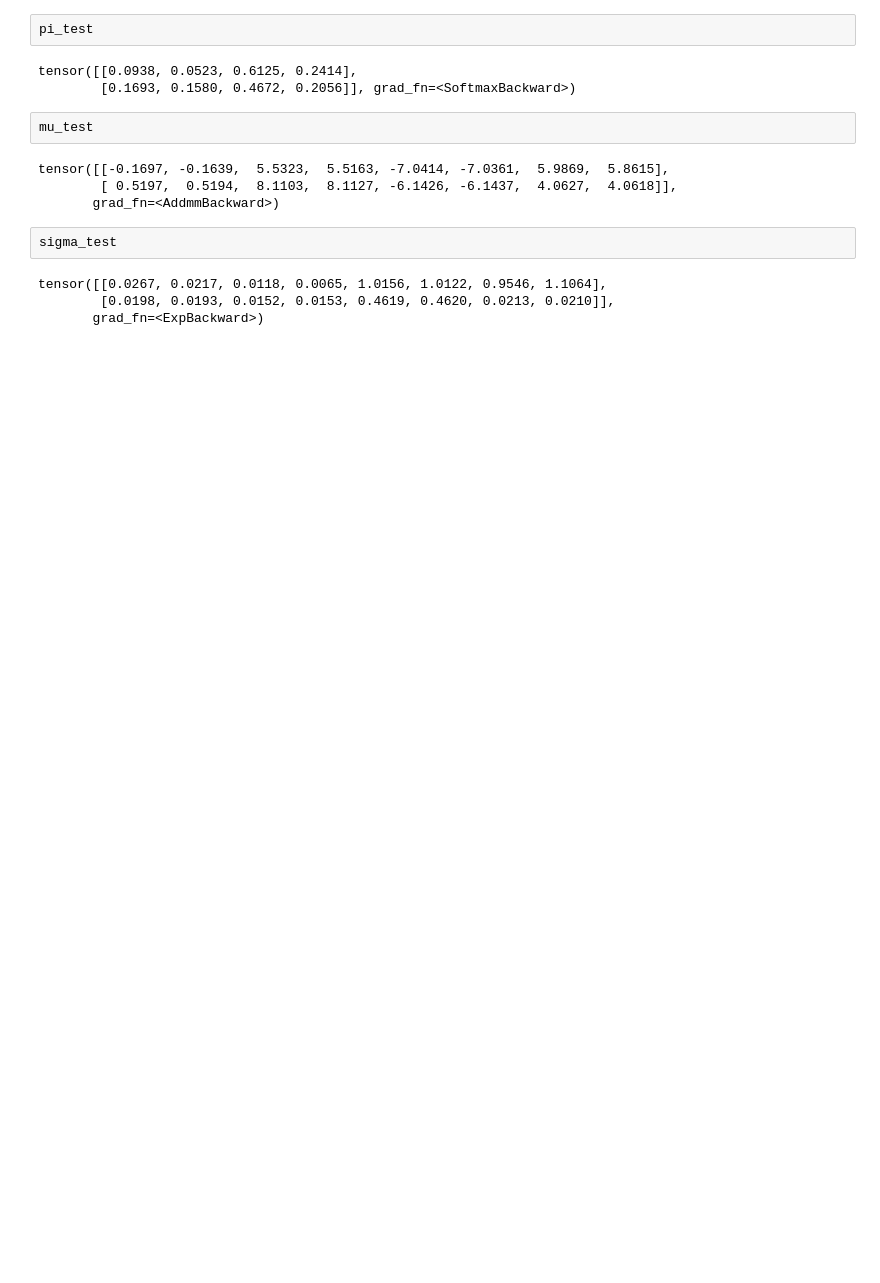
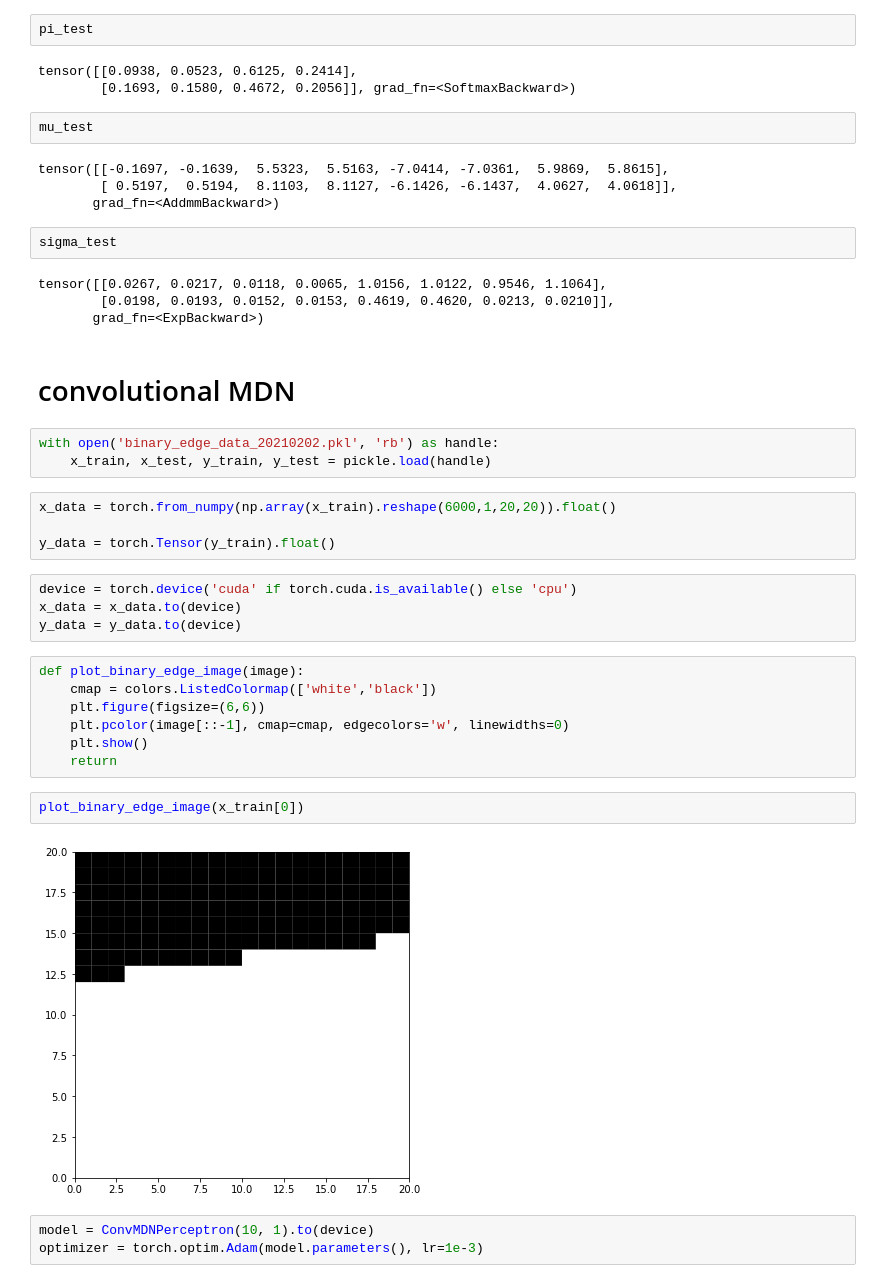
Before and after one commit to zhao-david/CDE-diagnostics, a Jupyter notebook: MDN_example.ipynb, the cells around one changed output. Saved outputs shown, nothing was run; the diff lists cells and outputs as text; blank space fills up the shorter version.

Commit message:
demonstrate convolutional MDN on binary edge images

```diff
--- a/MDN_example.ipynb
+++ b/MDN_example.ipynb
@@ -144,3 +147,30 @@ sigma_test
 tensor([[0.0267, 0.0217, 0.0118, 0.0065, 1.0156, 1.0122, 0.9546, 1.1064],
         [0.0198, 0.0193, 0.0152, 0.0153, 0.4619, 0.4620, 0.0213, 0.0210]],
        grad_fn=<ExpBackward>)
+# %% [markdown]
+# convolutional MDN
+# %%
+with open('binary_edge_data_20210202.pkl', 'rb') as handle:
+    x_train, x_test, y_train, y_test = pickle.load(handle)
+# %%
+x_data = torch.from_numpy(np.array(x_train).reshape(6000,1,20,20)).float()
+
+y_data = torch.Tensor(y_train).float()
+# %%
+device = torch.device('cuda' if torch.cuda.is_available() else 'cpu')
+x_data = x_data.to(device)
+y_data = y_data.to(device)
+# %%
+def plot_binary_edge_image(image):
+    cmap = colors.ListedColormap(['white','black'])
+    plt.figure(figsize=(6,6))
+    plt.pcolor(image[::-1], cmap=cmap, edgecolors='w', linewidths=0)
+    plt.show()
+    return
+# %%
+plot_binary_edge_image(x_train[0])
+# %% [output]
+[figure, added]
+# %%
+model = ConvMDNPerceptron(10, 1).to(device)
+optimizer = torch.optim.Adam(model.parameters(), lr=1e-3)
```
Also changed, not shown: parts of 8 cells of this notebook.
